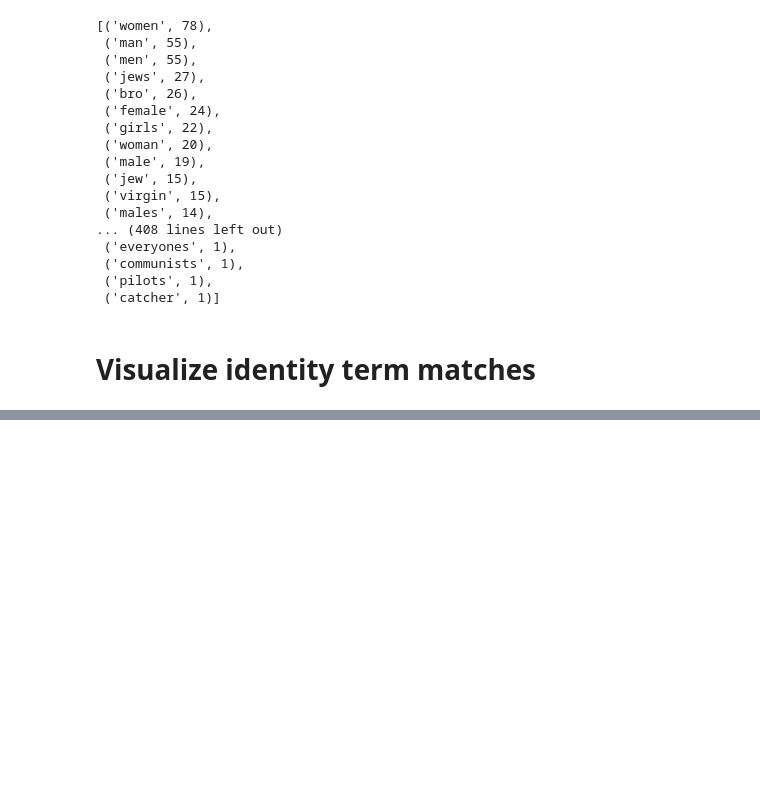
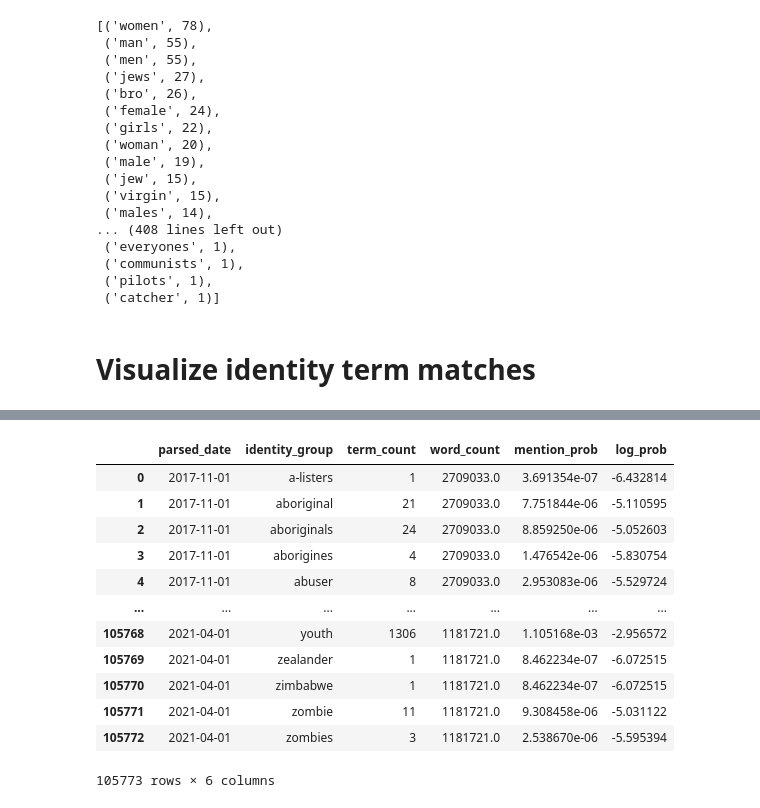
Before and after one commit to michaelmilleryoder/incels_identities, a Jupyter notebook: jupyter/match_identities.ipynb, the cells around one changed output, grey strips where cells are left out. Drawn from its saved outputs; the diff is of its cells as text; code cells hidden in the pictures; blank space fills up the shorter version.

```diff
--- a/jupyter/match_identities.ipynb
+++ b/jupyter/match_identities.ipynb
@@ -195,0 +436,20 @@ fig.update_xaxes(tickangle=45)
+# %%
+import numpy as np
+
+counts_overtime['mention_prob'] = counts_overtime['term_count'] / counts_overtime.word_count
+counts_overtime['log_prob'] = counts_overtime['mention_prob'].map(np.log10)
+counts_overtime
+# %% [output]
+|  | parsed_date | identity_group | term_count | word_count | mention_prob | log_prob |
+| 0 | 2017-11-01 | a-listers | 1 | 2709033.0 | 3.691354e-07 | -6.432814 |
+| 1 | 2017-11-01 | aboriginal | 21 | 2709033.0 | 7.751844e-06 | -5.110595 |
+| 2 | 2017-11-01 | aboriginals | 24 | 2709033.0 | 8.859250e-06 | -5.052603 |
+| 3 | 2017-11-01 | aborigines | 4 | 2709033.0 | 1.476542e-06 | -5.830754 |
+| 4 | 2017-11-01 | abuser | 8 | 2709033.0 | 2.953083e-06 | -5.529724 |
+| ... | ... | ... | ... | ... | ... | ... |
+| 105768 | 2021-04-01 | youth | 1306 | 1181721.0 | 1.105168e-03 | -2.956572 |
+| 105769 | 2021-04-01 | zealander | 1 | 1181721.0 | 8.462234e-07 | -6.072515 |
+| 105770 | 2021-04-01 | zimbabwe | 1 | 1181721.0 | 8.462234e-07 | -6.072515 |
+| 105771 | 2021-04-01 | zombie | 11 | 1181721.0 | 9.308458e-06 | -5.031122 |
+| 105772 | 2021-04-01 | zombies | 3 | 1181721.0 | 2.538670e-06 | -5.595394 |
+105773 rows × 6 columns
```
Also changed, not shown: parts of 30 cells of this notebook, 2 other files.
